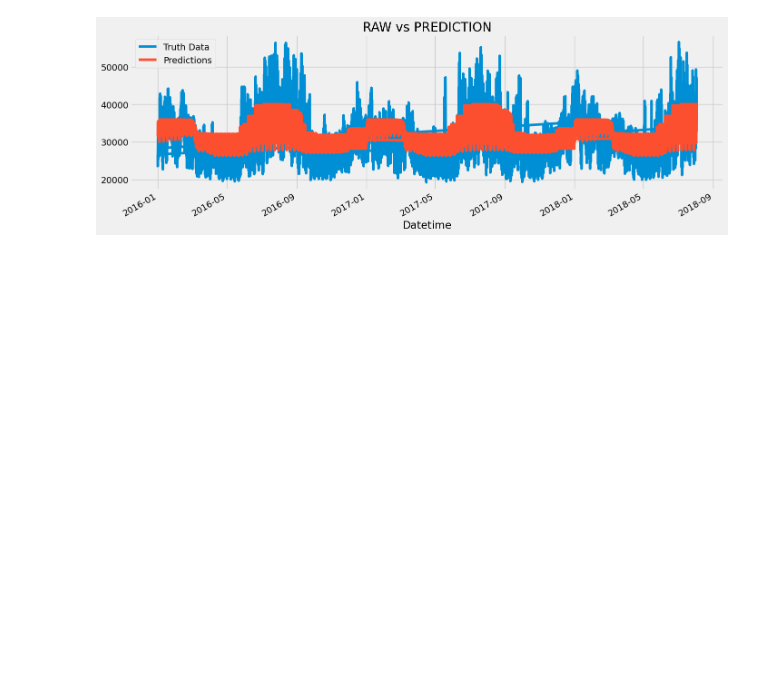
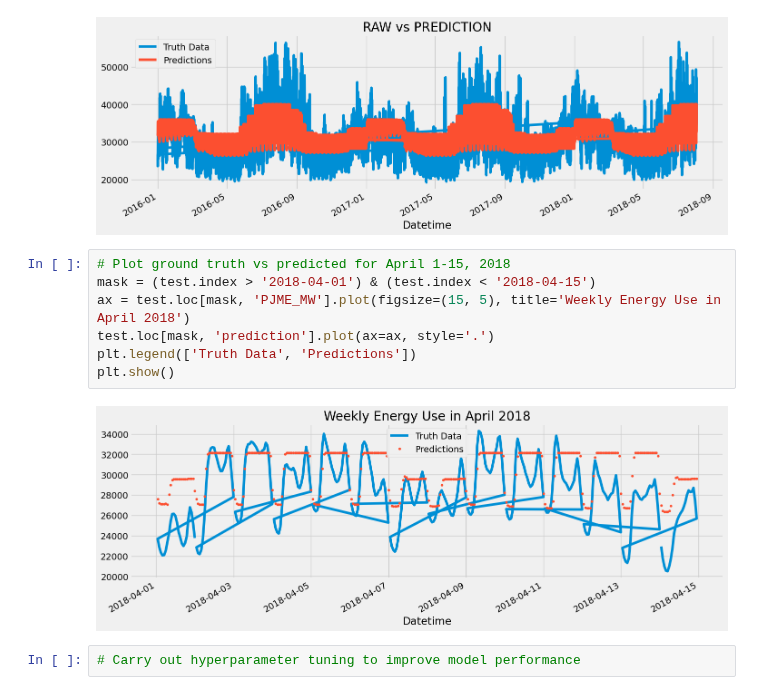
Before and after one commit to Phionanamugga/Energy_Projects, a Jupyter notebook: load_forecastingUSA.ipynb, the cells around one changed output. Saved outputs shown, nothing was run; the diff lists cells and outputs as text; blank space fills up the shorter version.

Commit message:
checks for ground truth

```diff
--- a/load_forecastingUSA.ipynb
+++ b/load_forecastingUSA.ipynb
@@ -238,3 +238,14 @@ plt.legend(['Truth Data', 'Predictions'])
 plt.show()
 # %% [output]
 [figure]
+# %%
+# Plot ground truth vs predicted for April 1-15, 2018
+mask = (test.index > '2018-04-01') & (test.index < '2018-04-15')
+ax = test.loc[mask, 'PJME_MW'].plot(figsize=(15, 5), title='Weekly Energy Use in April 2018')
+test.loc[mask, 'prediction'].plot(ax=ax, style='.')
+plt.legend(['Truth Data', 'Predictions'])
+plt.show()
+# %% [output]
+[figure, added]
+# %%
+# Carry out hyperparameter tuning to improve model performance
```
